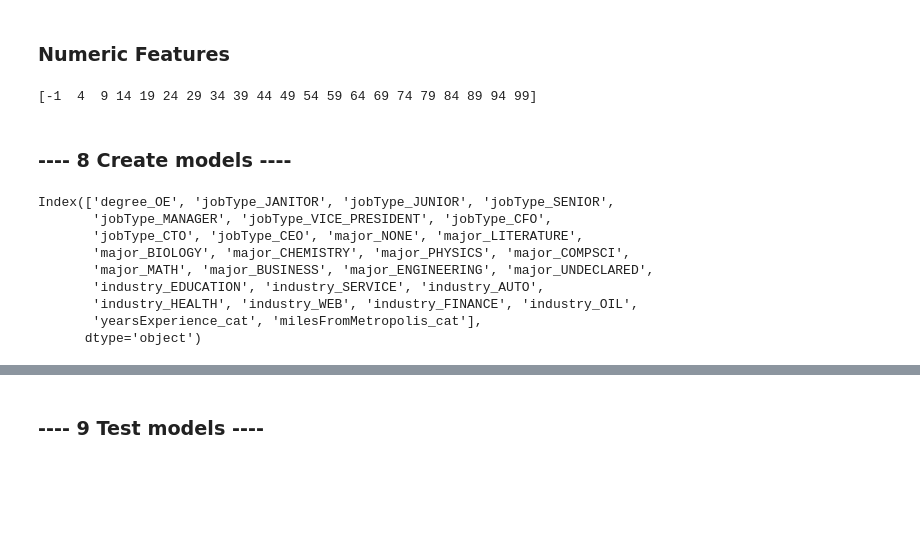
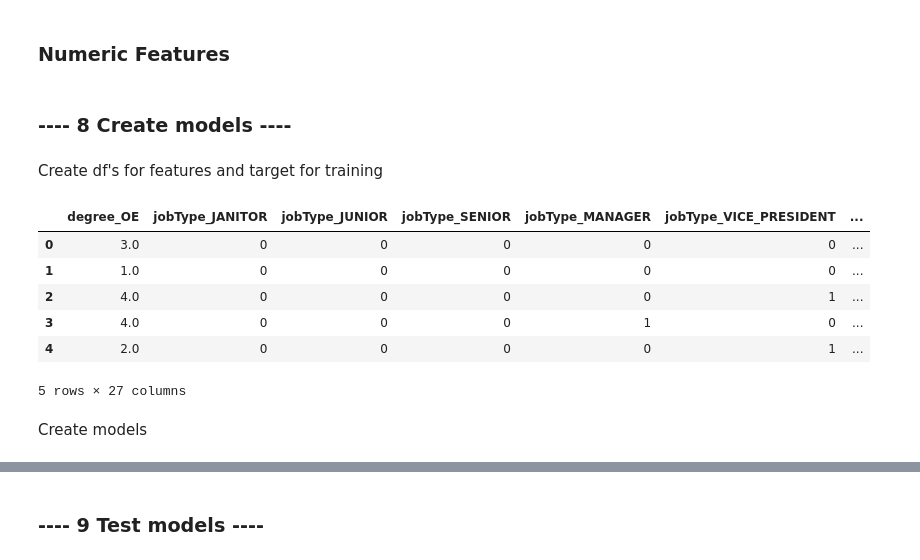
Before and after one commit to gaworecki5/salary_prediction_portfolio, a Jupyter notebook: salary_prediction_notebook.ipynb, the cells around one changed output, grey strips where cells are left out. Saved outputs shown, nothing was run; the diff lists cells and outputs as text; code cells hidden in the pictures; blank space fills up the shorter version.

```diff
--- a/salary_prediction_notebook.ipynb
+++ b/salary_prediction_notebook.ipynb
@@ -438,47 +433,47 @@ train_df = pd.get_dummies(train_df, columns=one_hot_columns)
 # %% [markdown]
 ### Numeric Features
 # %%
-# Simple scaling - StandardScaler or MinMaxSaler??
+#Simple scaling - StandardScaler or MinMaxSaler
 
-# for col in number_cols:
-#     scaler = preproc.StandardScaler()
-#     train_df[col+'_scale'] = scaler.fit_transform(train_df[[col]])
+for col in number_cols:
+    scaler = preproc.StandardScaler()
+    train_df[col+'_scale'] = scaler.fit_transform(train_df[[col]])
 # %%
-#try fixed width binning for both columns second
-# Fixed Width Binning (5, 10, 15, 20, 25,..., highest value)
-max_value = max(train_df.yearsExperience)
-bins = [-1,2,5,10,15,20,25]
-labels = [2,5,10,15,20,25]
-train_df['yearsExperience_cat'] = pd.cut(train_df.yearsExperience,bins=bins, labels=labels)
-# train_df[['Age','AgeGroup']].head(10)
+# #try fixed width binning for both columns second
+# # Fixed Width Binning (5, 10, 15, 20, 25,..., highest value)
+# max_value = max(train_df.yearsExperience)
+# bins = [-1,2,5,10,15,20,25]
+# labels = [2,5,10,15,20,25]
+# train_df['yearsExperience_cat'] = pd.cut(train_df.yearsExperience,bins=bins, labels=labels)
+# # train_df[['Age','AgeGroup']].head(10)
 # %%
-max_value = max(train_df.milesFromMetropolis)
-max_value
-bins = np.arange(-1, max_value+5, 5)
-print(bins)
-labels = np.arange(4, max_value+5, 5)
-#labels = np.delete(bins, 0)
-#labels = np.append(labels, max_value)
-#labels
-train_df['milesFromMetropolis_cat'] = pd.cut(train_df.milesFromMetropolis,bins=bins, labels=labels)
+# max_value = max(train_df.milesFromMetropolis)
+# max_value
+# bins = np.arange(-1, max_value+5, 5)
+# print(bins)
+# labels = np.arange(4, max_value+5, 5)
+# #labels = np.delete(bins, 0)
+# #labels = np.append(labels, max_value)
+# #labels
+# train_df['milesFromMetropolis_cat'] = pd.cut(train_df.milesFromMetropolis,bins=bins, labels=labels)
-# %% [output]
-[-1  4  9 14 19 24 29 34 39 44 49 54 59 64 69 74 79 84 89 94 99]
 # %% [markdown]
 ### ---- 8 Create models ----
+# %% [markdown]
+Create df's for features and target for training
 # %%
 target = train_df['salary']
 #drop target variable and unformatted feature varaibles from features data
 features = train_df.drop(columns=['salary','companyId','degree','yearsExperience','milesFromMetropolis'])
 # %%
-features.columns
+features.head()
 # %% [output]
+|  | degree_OE | jobType_JANITOR | jobType_JUNIOR | jobType_SENIOR | jobType_MANAGER | jobType_VICE_PRESIDENT | ... |
+| 0 | 3.0 | 0 | 0 | 0 | 0 | 0 | ... |
+| 1 | 1.0 | 0 | 0 | 0 | 0 | 0 | ... |
+| 2 | 4.0 | 0 | 0 | 0 | 0 | 1 | ... |
+| 3 | 4.0 | 0 | 0 | 0 | 1 | 0 | ... |
+| 4 | 2.0 | 0 | 0 | 0 | 0 | 1 | ... |
-Index(['degree_OE', 'jobType_JANITOR', 'jobType_JUNIOR', 'jobType_SENIOR',
-       'jobType_MANAGER', 'jobType_VICE_PRESIDENT', 'jobType_CFO',
-       'jobType_CTO', 'jobType_CEO', 'major_NONE', 'major_LITERATURE',
-       'major_BIOLOGY', 'major_CHEMISTRY', 'major_PHYSICS', 'major_COMPSCI',
-       'major_MATH', 'major_BUSINESS', 'major_ENGINEERING', 'major_UNDECLARED',
-       'industry_EDUCATION', 'industry_SERVICE', 'industry_AUTO',
-       'industry_HEALTH', 'industry_WEB', 'industry_FINANCE', 'industry_OIL',
-       'yearsExperience_cat', 'milesFromMetropolis_cat'],
-      dtype='object')
+5 rows × 27 columns
+# %% [markdown]
+Create models
 # %%
```
Also changed, not shown: parts of 75 cells of this notebook.
